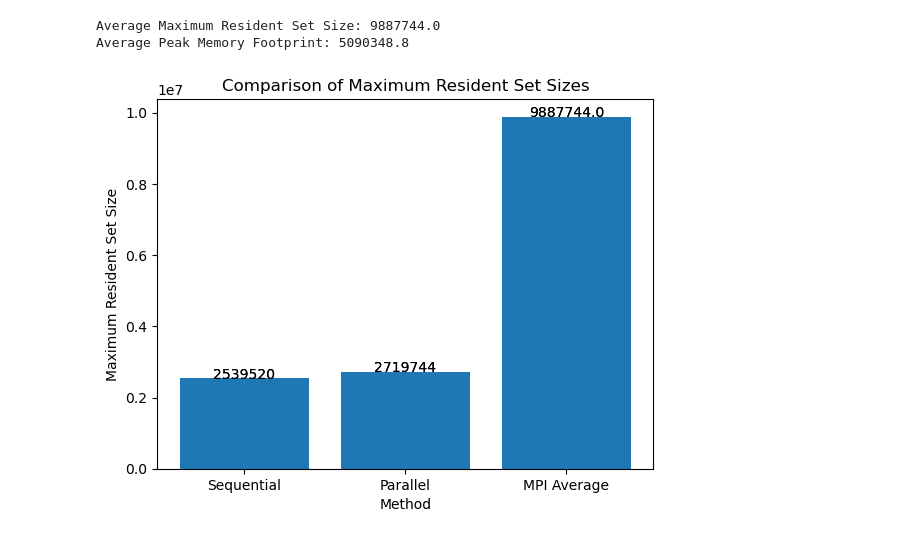
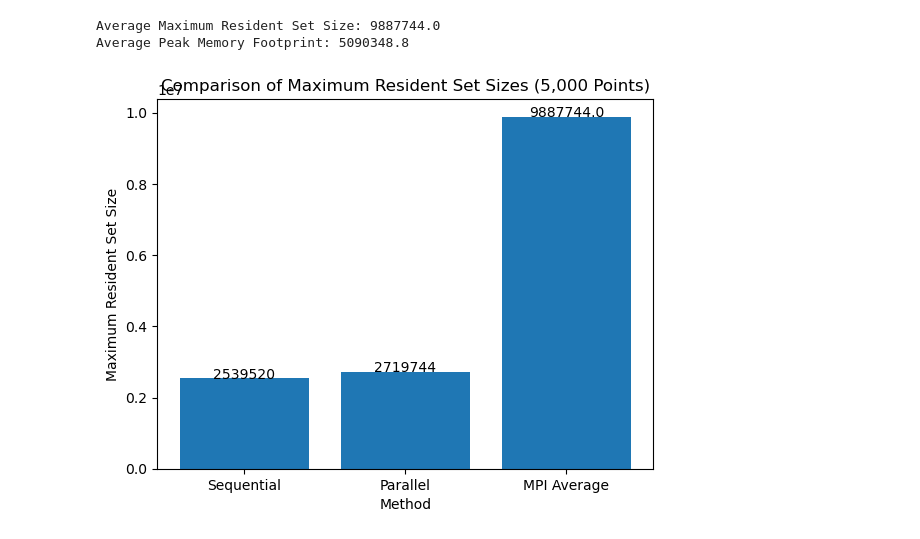
Before and after one commit to cmse822/final-project-Ledengary, a Jupyter notebook: plotting.ipynb, the cells around one changed output. Cells and saved outputs as stored; diff of their text form; code cells hidden in the pictures.

Commit message:
5M memory usage

```diff
--- a/plotting.ipynb
+++ b/plotting.ipynb
@@ -496,7 +496,7 @@ def parse_sequential_or_parallel_memory_log(seq_filename):
     return max_resident_set_size, peak_memory_footprint
 
 # Example usage:
-seq_max_resident_set_size, seq_peak_memory_footprint = parse_sequential_or_parallel_memory_log('sequential_memory_log.txt')
+seq_max_resident_set_size, seq_peak_memory_footprint = parse_sequential_or_parallel_memory_log('sequential_memory_log_5k.txt')
 print("Sequential Maximum Resident Set Size:", seq_max_resident_set_size)
 print("Sequential Peak Memory Footprint:", seq_peak_memory_footprint)
 # %% [output]
@@ -521,7 +521,7 @@ Processing line: 1688320  peak memory footprint
 Sequential Maximum Resident Set Size: 2539520
 Sequential Peak Memory Footprint: 1688320
 # %%
-omp_max_resident_set_size, omp_peak_memory_footprint = parse_sequential_or_parallel_memory_log('openmp_memory_log.txt')
+omp_max_resident_set_size, omp_peak_memory_footprint = parse_sequential_or_parallel_memory_log('openmp_memory_log_5k.txt')
 print("OpenMP Maximum Resident Set Size:", omp_max_resident_set_size)
 print("OpenMP Peak Memory Footprint:", omp_peak_memory_footprint)
 # %% [output]
@@ -574,7 +574,7 @@ def parse_mpi_memory_log(seq_filename):
     return max_resident_set_sizes, peak_memory_footprints
 
 # Parse the provided data
-max_resident_set_sizes, peak_memory_footprints = parse_mpi_memory_log('mpi_memory_log.txt')
+max_resident_set_sizes, peak_memory_footprints = parse_mpi_memory_log('mpi_memory_log_5k.txt')
 
 # Output the lists
 print("Maximum Resident Set Sizes:", max_resident_set_sizes)
@@ -609,14 +609,15 @@ Average Peak Memory Footprint: 5090348.8
 # %%
 # Maximum Resident Set Sizes
 labels = ['Sequential', 'Parallel', 'MPI Average']
 values = [seq_max_resident_set_size, omp_max_resident_set_size, avg_max_resident_set_size]
 
 plt.bar(labels, values)
 for i in range(len(values)):
     plt.text(i, values[i], values[i], ha = 'center')
 plt.xlabel('Method')
 plt.ylabel('Maximum Resident Set Size')
-plt.title('Comparison of Maximum Resident Set Sizes')
+plt.title('Comparison of Maximum Resident Set Sizes (5,000 Points)')
+plt.savefig('outputs/figures/max_resident_set_size_comparison_5k.png')
 plt.show()
 # %% [output]
-[figure, old version]
+[figure, new version]
```
Also changed, not shown: parts of 7 cells of this notebook, 20 other files.
